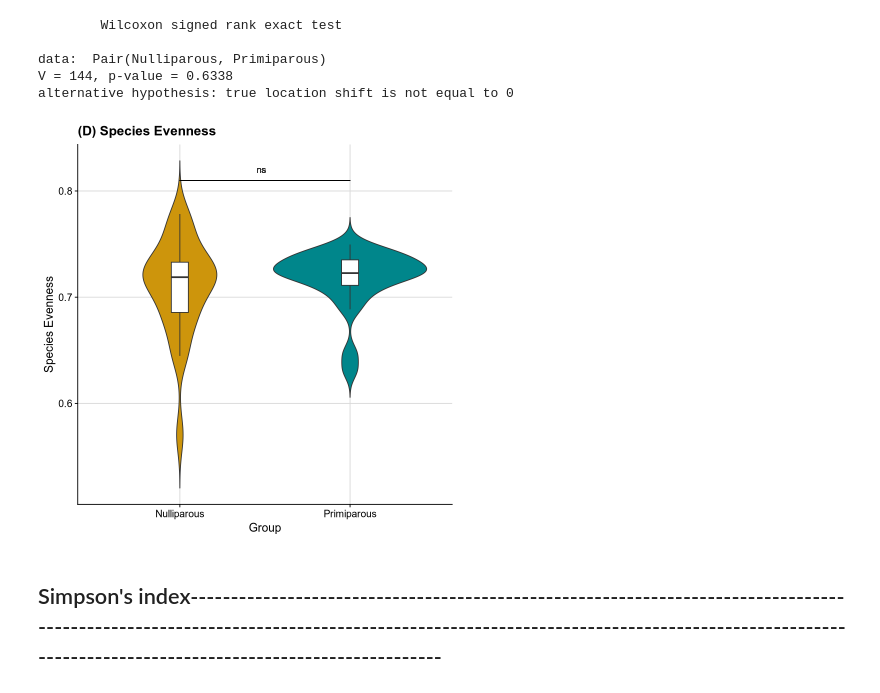
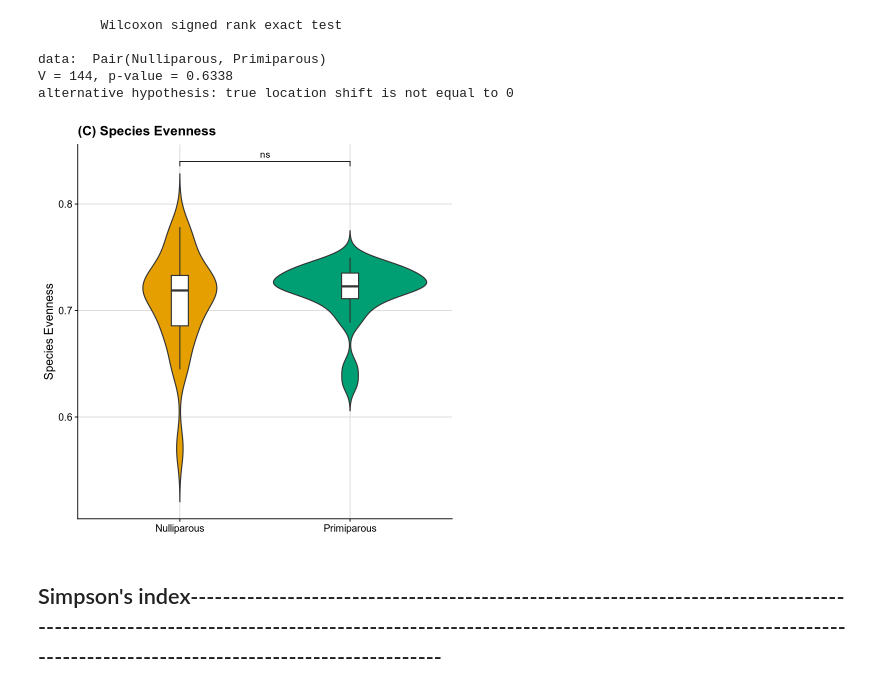
Before and after one commit to bm-nowak/Consecutive_pregnancy_project, a Jupyter notebook: alpha_diversity_tp1.ipynb, the cells around one changed output. Drawn from its saved outputs; the diff is of its cells as text; code cells hidden in the pictures.

```diff
--- a/alpha_diversity_tp1.ipynb
+++ b/alpha_diversity_tp1.ipynb
@@ -341,7 +331,7 @@ A data.frame: 6 × 2
 [1] "numeric"
 # %%
 # Choose colors
-clr <- c("Nulliparous" = "darkgoldenrod3", "Primiparous" = "turquoise4")
+clr <- c("Nulliparous" = "#E69F00", "Primiparous" = "#009E73")
 
 # Boxplot of shannon index
 df_shannon |>
@@ -1041,25 +1005,30 @@ alternative hypothesis: true location shift is not equal to 0
 # %%
 # Violin plots of evenness
 plot_evenness <- df_evenness |> ggplot(aes(x = Group, y = Evenness, fill = Group)) +
   geom_violin(trim = FALSE) +
   geom_boxplot(width = 0.1, fill = "white", outlier.shape = NA) +
   scale_fill_manual(values = clr) +
   labs(
     x = "Group",
     y = "Species Evenness",
-    title = "(D) Species Evenness"
+    title = "(C) Species Evenness"
   ) +
   theme_half_open() +
+  theme(legend.position = "none",
+       axis.title.x = element_blank()) +
+  background_grid() +
   theme(legend.position = "none") +
-  background_grid() +
-  geom_text(x = 1.45, y = 0.82, label = "ns", color = "gray20", fontface
-            = "plain", hjust = 0) +
-  geom_segment(aes(x = 1, xend = 2, y = 0.81, yend = 0.81), color = "black", linewidth
-               = 0.4) +
-  theme(legend.position = "none")
+    geom_signif(
+    annotations = "ns",
+    y_position = 0.84,
+    xmin = 1,
+    xmax = 2,
+    tip_length = 0.02,
+    textsize = 4
+  )
 plot_evenness
 # %% [output]
-[figure, old version]
+[figure, new version]
 # %% [markdown]
 ## Simpson's index---------------------------------------------------------------------------------------------------------------------------------------------------------------------------------------------------------------------------------------
 # %%
```
Also changed, not shown: parts of 19 cells of this notebook, 9 other files.
